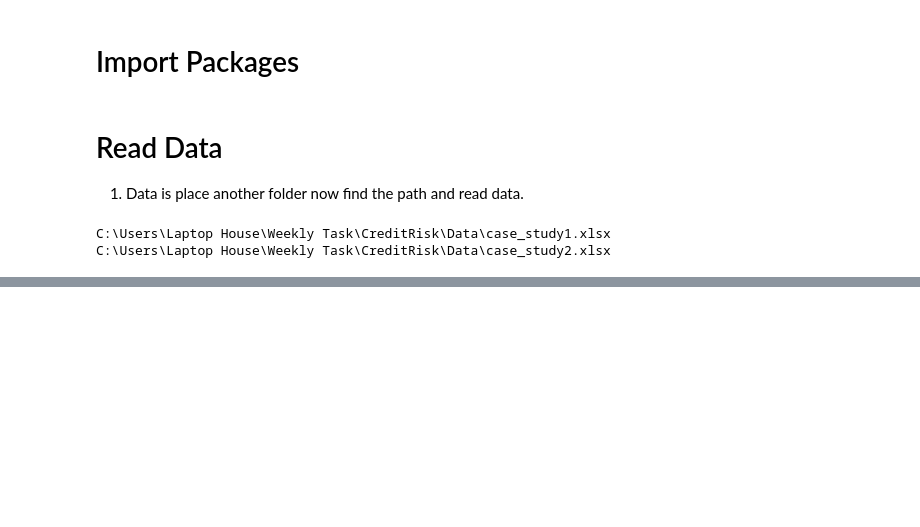
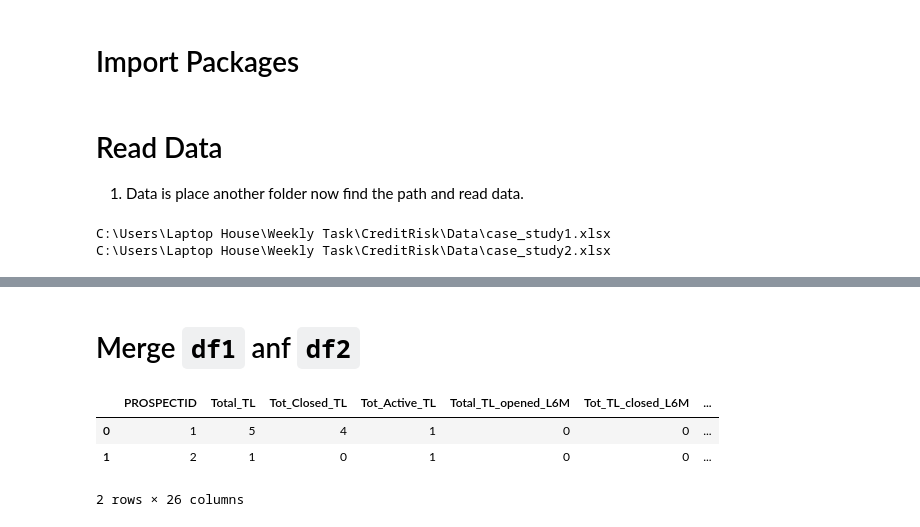
Before and after one commit to Sami606713/CreditRisk, a Jupyter notebook: Credit-Risk-Management.ipynb, the cells around one changed output, grey strips where cells are left out. Drawn from its saved outputs; the diff is of its cells as text; code cells hidden in the pictures; blank space fills up the shorter version.

```diff
--- a/Credit-Risk-Management.ipynb
+++ b/Credit-Risk-Management.ipynb
@@ -28,0 +115,9 @@ df2=pd.read_excel(file_path[1])
+# %% [markdown]
+# Merge `df1` anf `df2`
+# %%
+df1.head(2)
+# %% [output]
+|  | PROSPECTID | Total_TL | Tot_Closed_TL | Tot_Active_TL | Total_TL_opened_L6M | Tot_TL_closed_L6M | ... |
+| 0 | 1 | 5 | 4 | 1 | 0 | 0 | ... |
+| 1 | 2 | 1 | 0 | 1 | 0 | 0 | ... |
+2 rows × 26 columns
```
Also changed, not shown: parts of 13 cells of this notebook, 1 other file.
